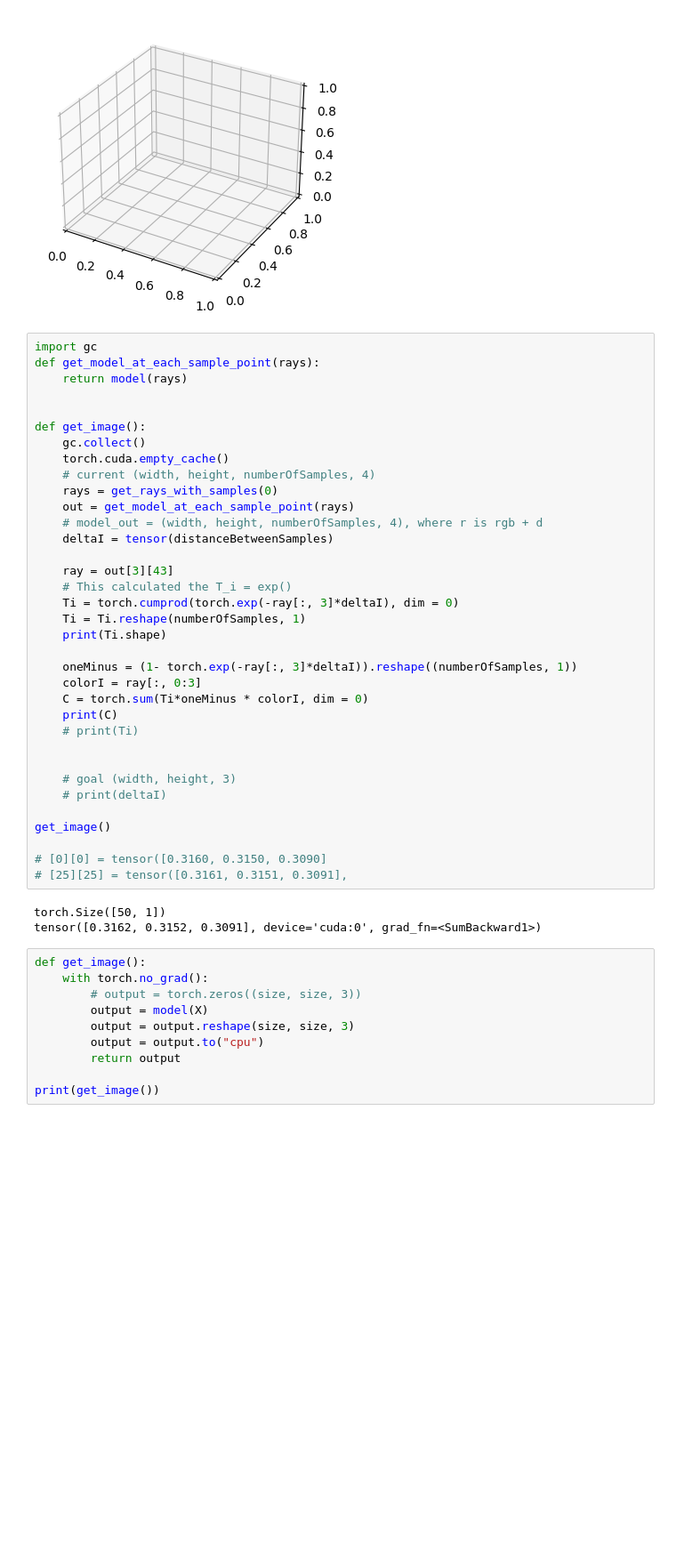
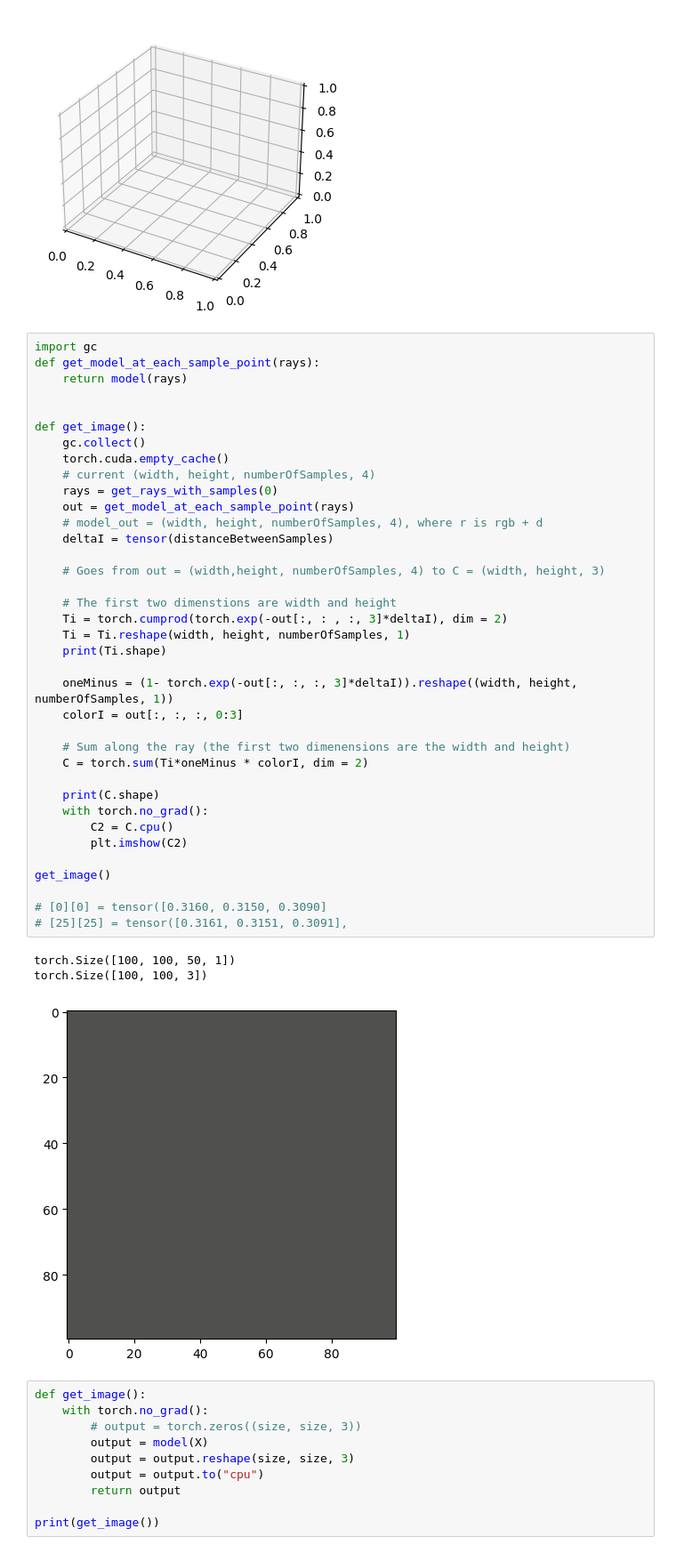
Before and after one commit to shahanneda/NeRfFromScratch, a Jupyter notebook: 3d_image.ipynb, the cells around one changed output. Shown at 89% size. Saved outputs shown, nothing was run; the diff lists cells and outputs as text; blank space fills up the shorter version.

```diff
--- a/3d_image.ipynb
+++ b/3d_image.ipynb
@@ -149,41 +149,44 @@ TypeError: can't convert cuda:0 device type tensor to numpy. Use Tensor.cpu() to
 # %%
 import gc
 def get_model_at_each_sample_point(rays):
 	return model(rays)
 
 
 def get_image():
 	gc.collect()
 	torch.cuda.empty_cache()
 	# current (width, height, numberOfSamples, 4)
 	rays = get_rays_with_samples(0)
 	out = get_model_at_each_sample_point(rays)
 	# model_out = (width, height, numberOfSamples, 4), where r is rgb + d
 	deltaI = tensor(distanceBetweenSamples)
 
-	ray = out[3][43]
-	# This calculated the T_i = exp()
-	Ti = torch.cumprod(torch.exp(-ray[:, 3]*deltaI), dim = 0)
-	Ti = Ti.reshape(numberOfSamples, 1)
+	# Goes from out = (width,height, numberOfSamples, 4) to C = (width, height, 3)
+
+	# The first two dimenstions are width and height
+	Ti = torch.cumprod(torch.exp(-out[:, : , :, 3]*deltaI), dim = 2)
+	Ti = Ti.reshape(width, height, numberOfSamples, 1)
 	print(Ti.shape)
 
-	oneMinus = (1- torch.exp(-ray[:, 3]*deltaI)).reshape((numberOfSamples, 1))
-	colorI = ray[:, 0:3]
-	C = torch.sum(Ti*oneMinus * colorI, dim = 0)
-	print(C)
-	# print(Ti)
+	oneMinus = (1- torch.exp(-out[:, :, :, 3]*deltaI)).reshape((width, height, numberOfSamples, 1))
+	colorI = out[:, :, :, 0:3]
 
+	# Sum along the ray (the first two dimenensions are the width and height)
+	C = torch.sum(Ti*oneMinus * colorI, dim = 2)
 
-	# goal (width, height, 3)
-	# print(deltaI)
+	print(C.shape)
+	with torch.no_grad():
+		C2 = C.cpu()
+		plt.imshow(C2)
 
 get_image()
 
 # [0][0] = tensor([0.3160, 0.3150, 0.3090]
 # [25][25] = tensor([0.3161, 0.3151, 0.3091],
 # %% [output]
-torch.Size([50, 1])
-tensor([0.3162, 0.3152, 0.3091], device='cuda:0', grad_fn=<SumBackward1>)
+torch.Size([100, 100, 50, 1])
+torch.Size([100, 100, 3])
+[figure, added]
 # %%
 def get_image():
 	with torch.no_grad():
```
